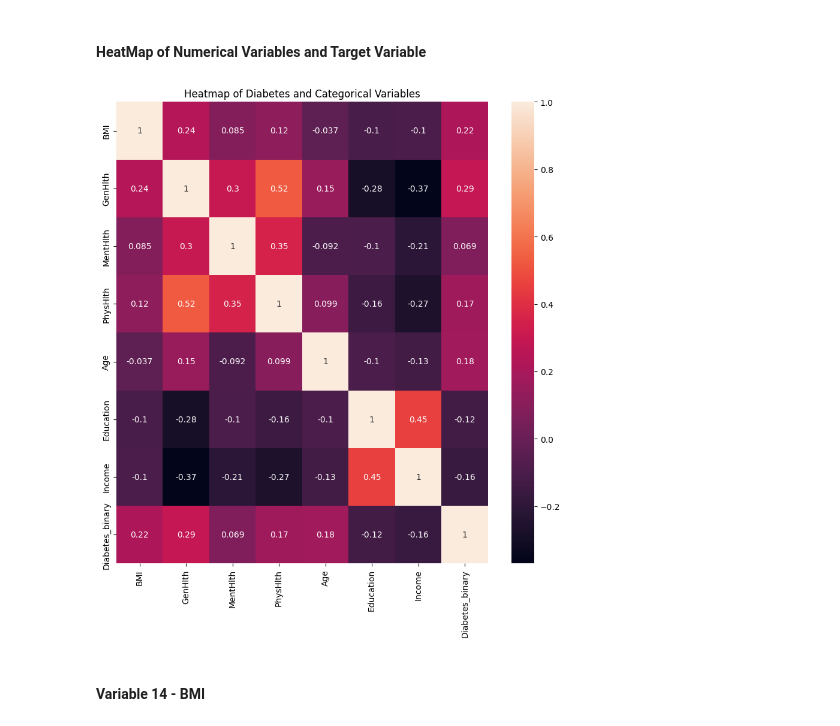
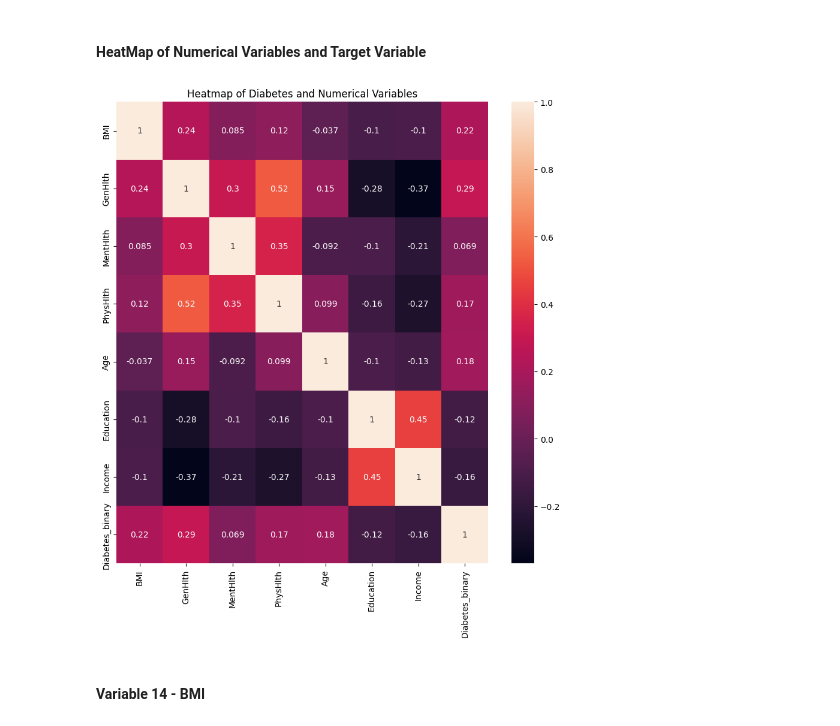
Before and after one commit to RileyLeo/Diabetes-Prediction-ML, a Jupyter notebook: notebook.ipynb, the cells around one changed output. Saved outputs shown, nothing was run; the diff lists cells and outputs as text; code cells hidden in the pictures.

```diff
--- a/notebook.ipynb
+++ b/notebook.ipynb
@@ -538,11 +535,11 @@ plt.show()
 # %%
 # add diabetic binary into list
 numeric_variables_with_target_variable = diabetes_health_indicators_data_non_binary_columns[:]
 numeric_variables_with_target_variable.append('Diabetes_binary')
 create_heat_map(diabetes_health_indicators_data_after_feature_selection[numeric_variables_with_target_variable],
-                'Heatmap of Diabetes and Categorical Variables')
+                'Heatmap of Diabetes and Numerical Variables')
 # %% [output]
-[figure, old version]
+[figure, new version]
 # %% [markdown]
 #### Variable 14 - BMI
 # %%
```
Also changed, not shown: parts of 28 cells of this notebook.
